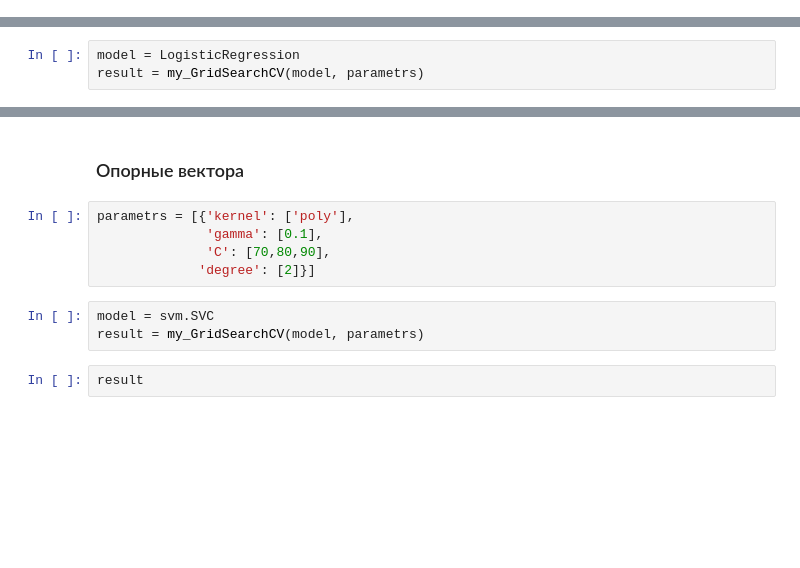
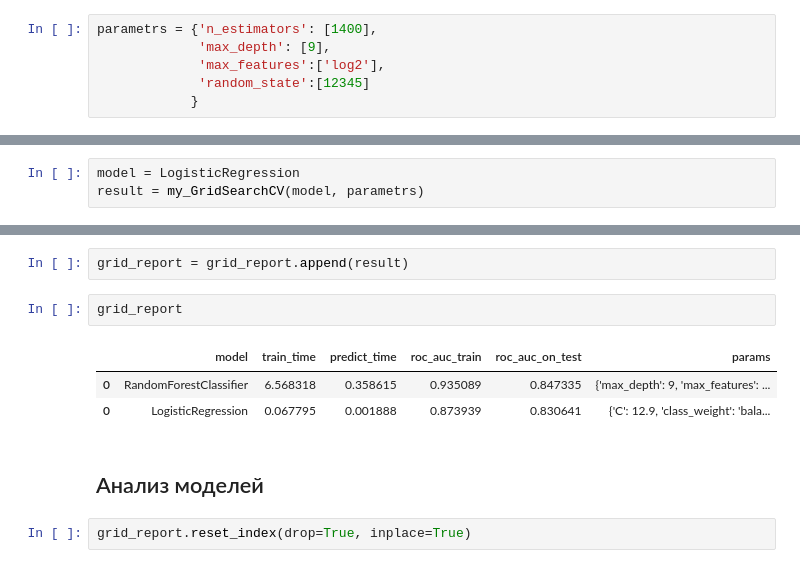
Before and after one commit to Chularev/study_cv, a Jupyter notebook: notebook.ipynb, the cells around one changed output, grey strips where cells are left out. Cells and saved outputs as stored; diff of their text form; blank space fills up the shorter version.

```diff
--- a/notebook.ipynb
+++ b/notebook.ipynb
@@ -916 +904,7 @@ parametrs = {
+# %%
+parametrs = {'n_estimators': [1400],
+             'max_depth': [9],
+             'max_features':['log2'],
+             'random_state':[12345]
+            }
 # %%
@@ -954,12 +931,12 @@ result
-# %% [markdown]
-### Опорные вектора
-# %%
-parametrs = [{'kernel': ['poly'],
-              'gamma': [0.1],
-              'C': [70,80,90],
-             'degree': [2]}]
-# %%
-model = svm.SVC
-result = my_GridSearchCV(model, parametrs)
-# %%
-result
+# %%
+grid_report = grid_report.append(result)
+# %%
+grid_report
+# %% [output]
+|  | model | train_time | predict_time | roc_auc_train | roc_auc_on_test | params |
+| 0 | RandomForestClassifier | 6.568318 | 0.358615 | 0.935089 | 0.847335 | {'max_depth': 9, 'max_features': ... |
+| 0 | LogisticRegression | 0.067795 | 0.001888 | 0.873939 | 0.830641 | {'C': 12.9, 'class_weight': 'bala... |
+# %% [markdown]
+## Анализ моделей
+# %%
+grid_report.reset_index(drop=True, inplace=True)
```
Also changed, not shown: parts of 19 cells of this notebook.
